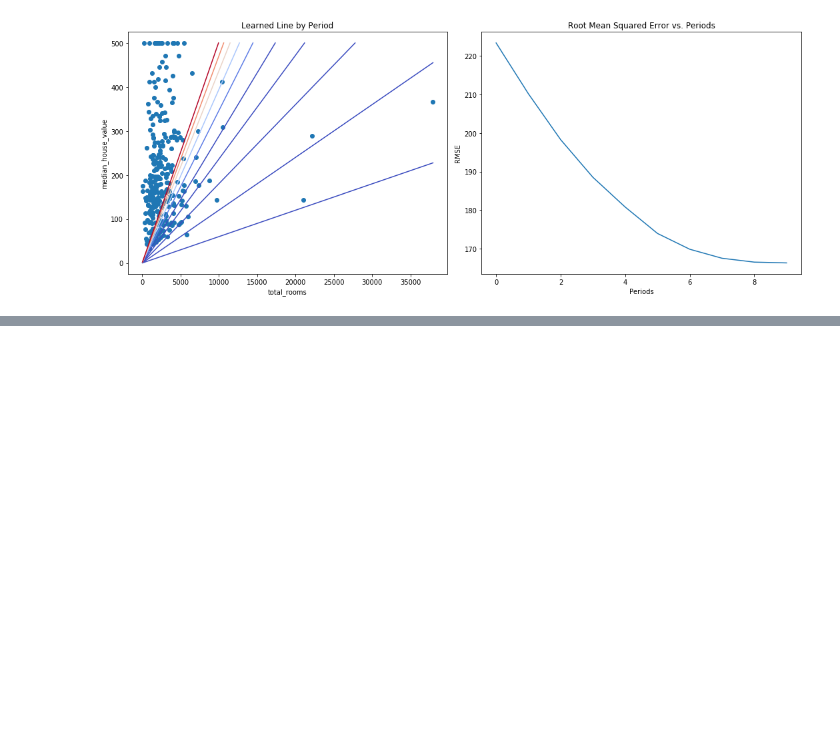
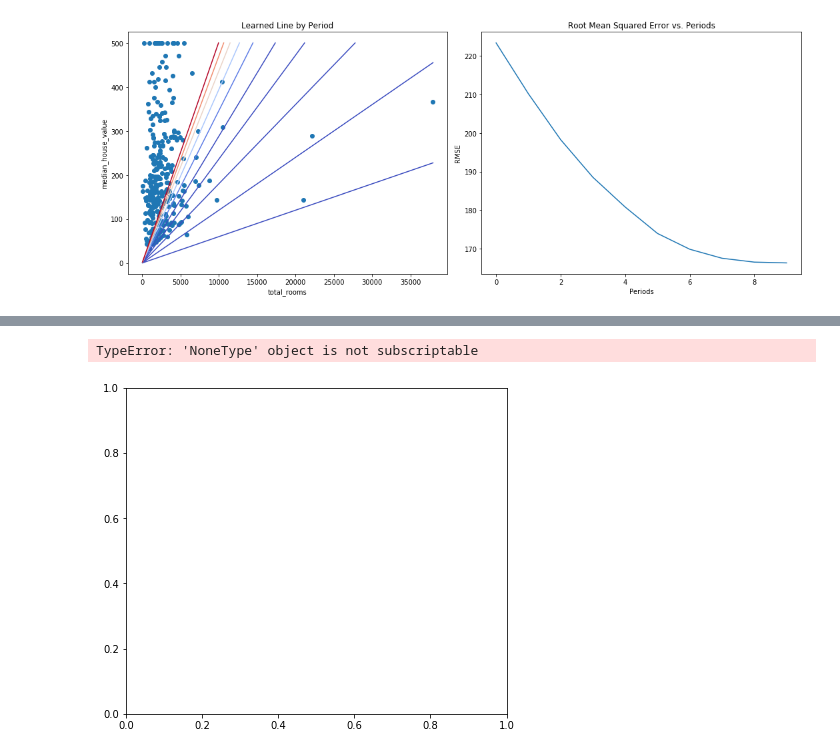
Before and after one commit to shantanu9/python3, a Jupyter notebook: ML_Crash_Course/intro to Tensorflow.ipynb, the cells around one changed output, grey strips where cells are left out. Drawn from its saved outputs; the diff is of its cells as text; code cells hidden in the pictures; blank space fills up the shorter version.

```diff
--- a/ML_Crash_Course/intro to Tensorflow.ipynb
+++ b/ML_Crash_Course/intro to Tensorflow.ipynb
@@ -353,0 +394,7 @@ Final RMSE (on training data): 166.33
+# %%
+plt.figure(figsize=(15, 6))
+plt.subplot(1, 2, 1)
+plt.scatter(calibration_data["predictions"], calibration_data["targets"])
+# %% [output]
+TypeError: 'NoneType' object is not subscriptable
+[figure, added]
```
Also changed, not shown: parts of 1 cell of this notebook.
